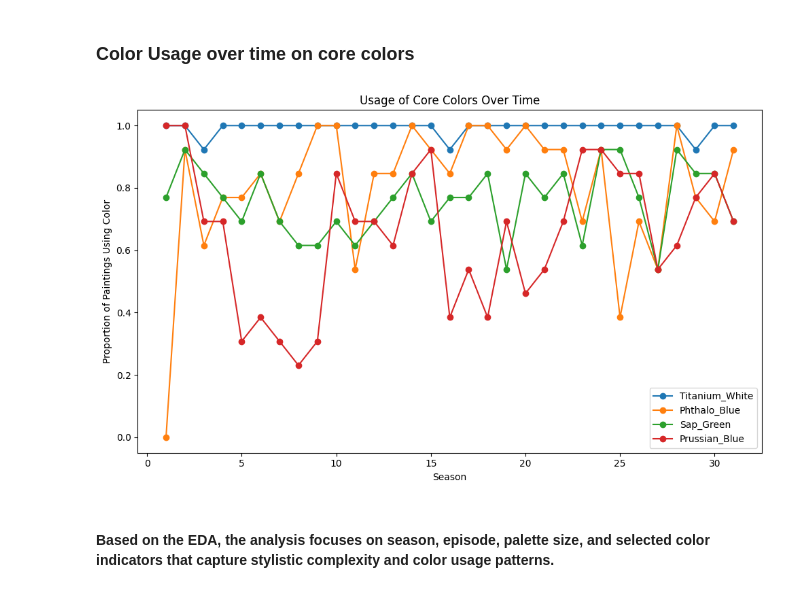
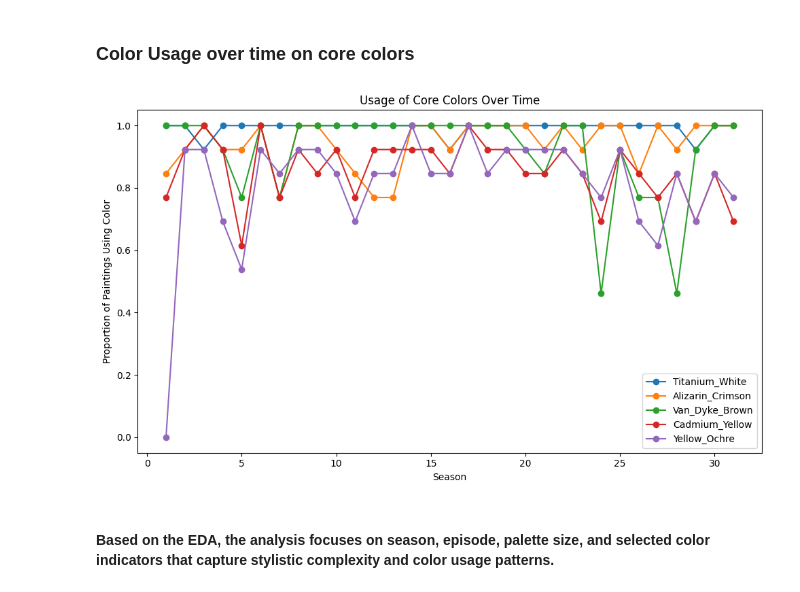
Before and after one commit to liubruce11/BA820-TeamB7, a Jupyter notebook: Bob_Ross.ipynb, the cells around one changed output. Cells and saved outputs as stored; diff of their text form; code cells hidden in the pictures.

```diff
--- a/Bob_Ross.ipynb
+++ b/Bob_Ross.ipynb
@@ -271,34 +273,35 @@ plt.show()
 # %%
 core_colors = [
     "Titanium_White",
-    "Phthalo_Blue",
-    "Sap_Green",
-    "Prussian_Blue"
+    "Alizarin_Crimson",
+    "Van_Dyke_Brown",
+    "Cadmium_Yellow",
+    "Yellow_Ochre"
 ]
 
 color_trends = (
     bob_ross
     .groupby("season")[core_colors]
     .mean()
     .reset_index()
 )
 
 plt.figure(figsize=(10, 6))
 for color in core_colors:
     plt.plot(
         color_trends["season"],
         color_trends[color],
         marker="o",
         label=color
     )
 
 plt.xlabel("Season")
 plt.ylabel("Proportion of Paintings Using Color")
 plt.title("Usage of Core Colors Over Time")
 plt.legend()
 plt.tight_layout()
 plt.show()
 # %% [output]
-[figure, old version]
+[figure, new version]
 # %% [markdown]
 #### Based on the EDA, the analysis focuses on season, episode, palette size, and selected color indicators that capture stylistic complexity and color usage patterns.
```
Also changed, not shown: parts of 1 cell of this notebook.
